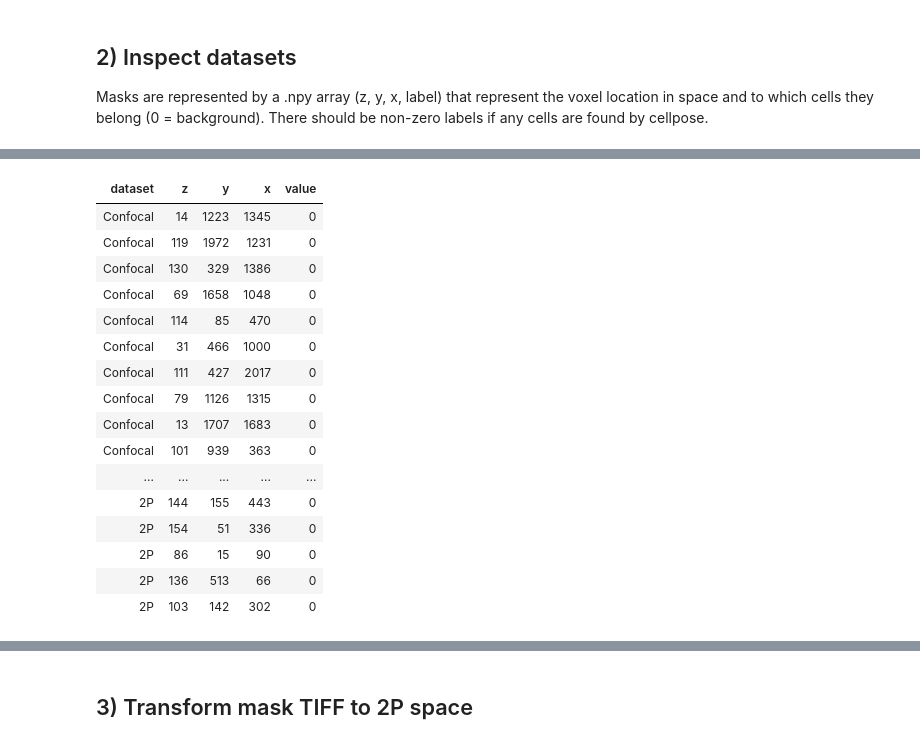
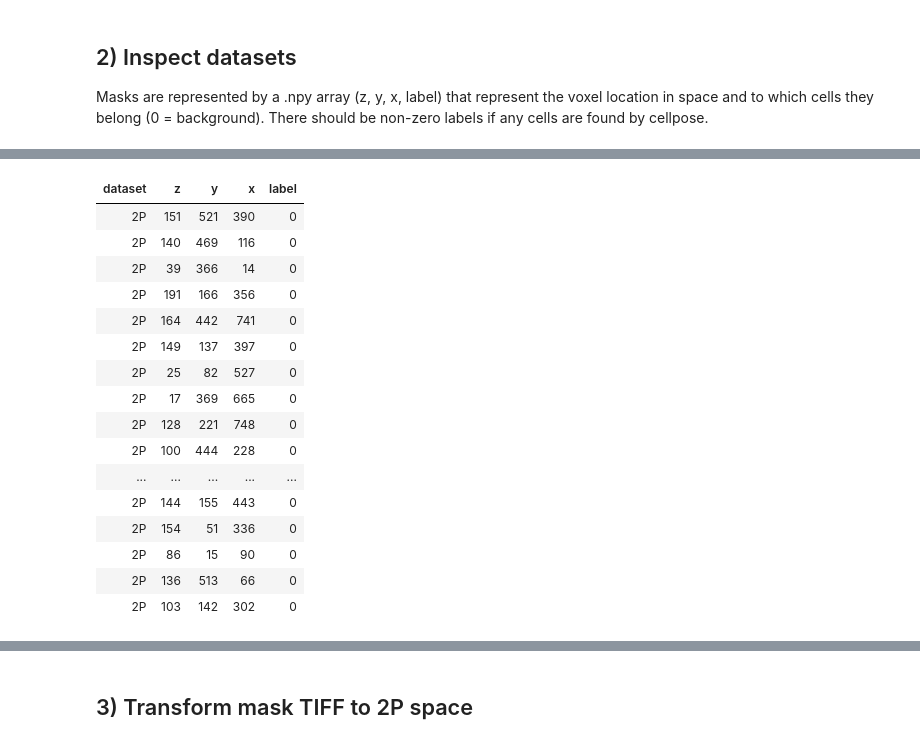
Before and after one commit to LarschLab/ddharmap-ANTs, a Jupyter notebook: antsQC.ipynb, the cells around one changed output, grey strips where cells are left out. Drawn from its saved outputs; the diff is of its cells as text; code cells hidden in the pictures.

Commit message:
Notebook cleaned up works well. 68 centroids within gate, for threshold < 5 µm. Next step is to perhaps output a centroid TIFF to overlay.

```diff
--- a/antsQC.ipynb
+++ b/antsQC.ipynb
@@ -568,64 +326,36 @@ def warp_label_tiff_with_ants(
 
 Masks are represented by a .npy array (z, y, x, label) that represent the voxel location in space and to which cells they belong (0 = background). There should be non-zero labels if any cells are found by cellpose.
 # %%
-# ==== Expanded oversight: verify non-zero labels in inputs (confocal & 2P) ====
-# Load (robust helper already handles dict/raw npy)
-masks_conf = load_cellpose_masks(CONF_SEG_NPY)
-masks_2p   = load_cellpose_masks(TWOP_SEG_NPY)
 
-# Build the basic table (your original)
+# ---- Inspect 2P segmentation (fixed space) ----
+masks_2p = load_cellpose_masks(TWOP_SEG_NPY)
+
 rows = [
-    summarize_dataset("Confocal (HCR)", CONF_SEG_NPY, masks_conf, VOX_CONF),
-    summarize_dataset("2P (mCherry)",   TWOP_SEG_NPY, masks_2p,   VOX_2P),
+    summarize_dataset("2P (mCherry)", TWOP_SEG_NPY, masks_2p, VOX_2P),
 ]
 df_inputs = pd.DataFrame(rows)
 
-# ---- NEW: add explicit non-zero voxel stats ----
-def _nz_stats(mask: np.ndarray):
-    nz = int((mask > 0).sum())
-    frac = nz / mask.size
-    if mask.ndim == 3:
-        nz_per_z = (mask > 0).reshape(mask.shape[0], -1).sum(axis=1)
-    else:
-        nz_per_z = None
-    return nz, frac, nz_per_z
-
-nz_conf, frac_conf, nz_per_z_conf = _nz_stats(masks_conf)
-nz_2p,   frac_2p,   nz_per_z_2p   = _nz_stats(masks_2p)
-
-df_inputs["nonzero_voxels"]     = [nz_conf, nz_2p]
-df_inputs["frac_nonzero_pct"]   = [round(frac_conf*100, 4), round(frac_2p*100, 4)]
-df_inputs["has_any_labels"]     = [nz_conf > 0, nz_2p > 0]
-
-# Choose readable column order
-cols = [
-    "dataset","file","exists","size_MB","modified",
-    "shape","ndim","dtype","min_label","max_label","n_cells",
-    "nonzero_voxels","frac_nonzero_pct",
-    "voxel_um","FOV_um","n_voxels","anisotropy_z_over_y","path"
-]
-df_inputs = df_inputs[cols]
-
-# Robust display (works without jinja2)
+# Display summary table
 df_show = df_inputs.copy()
 if "size_MB" in df_show.columns:
     df_show["size_MB"] = df_show["size_MB"].apply(lambda x: None if x is None else round(x, 3))
-display(df_show)
+display(HTML(df_show.to_html(index=False).replace(
+    "<table", '<table style="display:block; max-height:300px; overflow-y:auto; width:100%;"')))
 
 df_inputs.to_csv("input_datasets_overview.csv", index=False)
 print("Saved table to input_datasets_overview.csv")
 
-# ---- NEW: random voxel samples (your original), kept for intuition ----
-print("\nRandom voxel samples (label structure):")
-df_conf_samp = array_sample_table(masks_conf, n=20, name="Confocal")
-df_2p_samp   = array_sample_table(masks_2p,   n=20, name="2P")
-df_samples = pd.concat([df_conf_samp, df_2p_samp], ignore_index=True)
-display(HTML(df_samples.to_html(index=False).replace(
+conf_info = fs_info(CONF_LABEL_TIFF)
+print(f"Confocal label TIFF: {CONF_LABEL_TIFF}")
+print(f"  exists={conf_info['exists']} size_MB={None if conf_info['size_MB'] is None else round(conf_info['size_MB'], 3)} modified={conf_info['modified']}")
+
+print("Random voxel samples (2P labels):")
+df_2p_samp = array_sample_table(masks_2p, n=20, name="2P")
+display(HTML(df_2p_samp.to_html(index=False).replace(
     "<table", '<table style="display:block; max-height:300px; overflow-y:auto; width:100%;"')))
-df_samples.to_csv("array_structure_samples.csv", index=False)
+df_2p_samp.to_csv("array_structure_samples.csv", index=False)
 print("Saved array_structure_samples.csv")
 
-# ---- NEW: per-Z nonzero counts + quick preview of densest slices (3D only) ----
 def _plot_nz_per_z(mask, title_prefix):
     if mask.ndim != 3:
         return
@@ -635,7 +365,6 @@ def _plot_nz_per_z(mask, title_prefix):
     plt.xlabel("z slice"); plt.ylabel("# nonzero voxels")
     plt.title(f"{title_prefix}: nonzero voxels per z")
     plt.tight_layout(); plt.show()
-    # show up to 3 densest planes
     top = np.argsort(nz_per_z)[::-1][:3]
     for z in top:
         if nz_per_z[z] == 0:
@@ -645,8 +374,6 @@ def _plot_nz_per_z(mask, title_prefix):
         plt.title(f"{title_prefix}: z={z} (nonzero={int(nz_per_z[z])})")
         plt.axis("off"); plt.tight_layout(); plt.show()
 
-print("\nPer-Z nonzero counts & preview (Confocal):")
-_plot_nz_per_z(masks_conf, "Confocal")
-print("\nPer-Z nonzero counts & preview (2P):")
+print("Per-Z nonzero counts & preview (2P):")
 _plot_nz_per_z(masks_2p, "2P")
 # %% [output]
@@ -659,14 +386,14 @@ Random voxel samples (label structure):
-| dataset | z | y | x | value |
-| Confocal | 14 | 1223 | 1345 | 0 |
-| Confocal | 119 | 1972 | 1231 | 0 |
-| Confocal | 130 | 329 | 1386 | 0 |
-| Confocal | 69 | 1658 | 1048 | 0 |
-| Confocal | 114 | 85 | 470 | 0 |
-| Confocal | 31 | 466 | 1000 | 0 |
-| Confocal | 111 | 427 | 2017 | 0 |
-| Confocal | 79 | 1126 | 1315 | 0 |
-| Confocal | 13 | 1707 | 1683 | 0 |
-| Confocal | 101 | 939 | 363 | 0 |
+| dataset | z | y | x | label |
+| 2P | 151 | 521 | 390 | 0 |
+| 2P | 140 | 469 | 116 | 0 |
+| 2P | 39 | 366 | 14 | 0 |
+| 2P | 191 | 166 | 356 | 0 |
+| 2P | 164 | 442 | 741 | 0 |
+| 2P | 149 | 137 | 397 | 0 |
+| 2P | 25 | 82 | 527 | 0 |
+| 2P | 17 | 369 | 665 | 0 |
+| 2P | 128 | 221 | 748 | 0 |
+| 2P | 100 | 444 | 228 | 0 |
 | ... | ... | ... | ... | ... |
 | 2P | 144 | 155 | 443 | 0 |
 | 2P | 154 | 51 | 336 | 0 |
```
Also changed, not shown: parts of 18 cells of this notebook, 5 other files.
